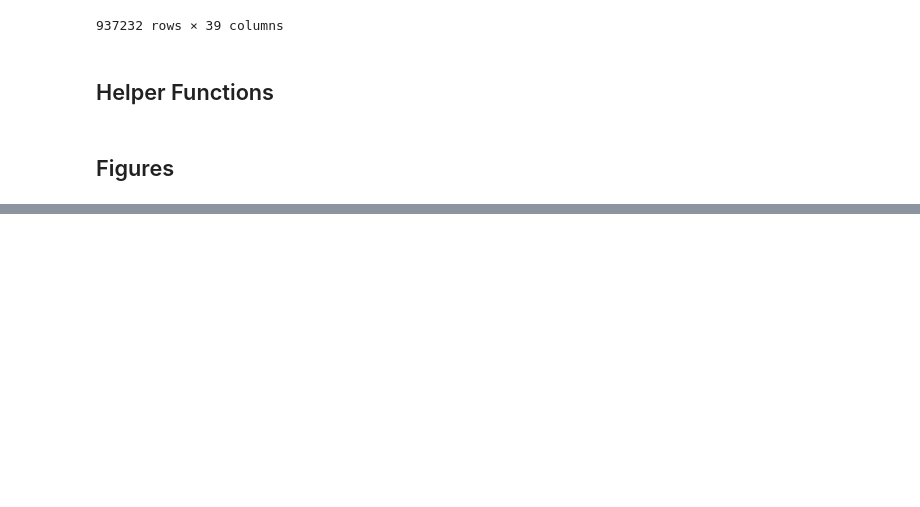
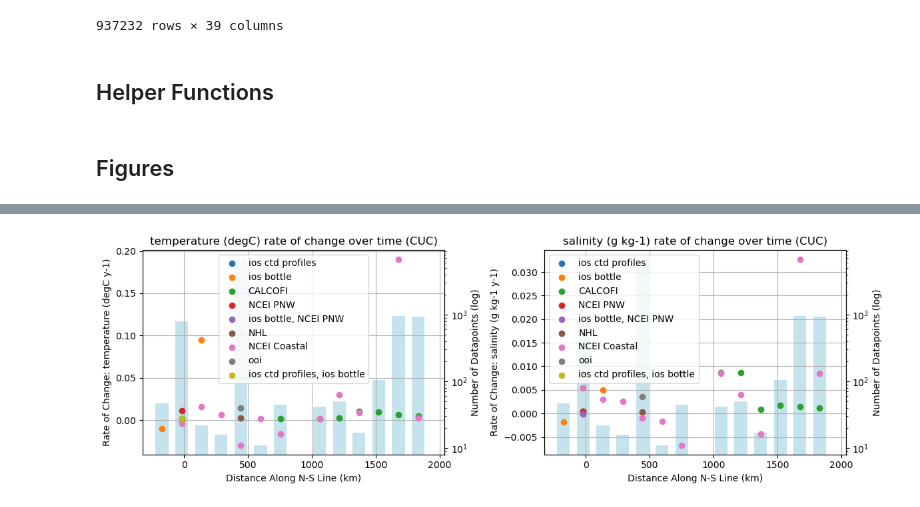
Before and after one commit to SalishSeaCast/analysis-griffon, a Jupyter notebook: notebooks/CaliforniaCurrentAnalysis/CurrentAnalysis_ObservedTrend.ipynb, the cells around one changed output, grey strips where cells are left out. Drawn from its saved outputs; the diff is of its cells as text; code cells hidden in the pictures; blank space fills up the shorter version.

```diff
--- a/notebooks/CaliforniaCurrentAnalysis/CurrentAnalysis_ObservedTrend.ipynb
+++ b/notebooks/CaliforniaCurrentAnalysis/CurrentAnalysis_ObservedTrend.ipynb
@@ -360,0 +384,78 @@ plt.tight_layout()
+# %%
+def plot_ratediff_NS_source(var_string, current_string, subplot_pos):
+
+    if current_string=='CUC':
+        obs_used = obs_cuc
+    elif current_string=='Shelf_Current':
+        obs_used = obs_shelf
+    elif current_string=='CC':
+        obs_used = obs_cc
+    else:
+        raise Exception("Invalid Current Name")
+
+    max_NS = max(obs_used['NS_distance'])
+    min_NS = min(obs_used['NS_distance'])
+
+    sources = obs_used['source'].unique()
+
+    bins_NS = np.linspace(min_NS, max_NS, num=15)
+    rates_NS_binned = np.zeros((len(bins_NS)-1, len(sources)))
+    num_datapoints = np.zeros((len(bins_NS)-1, len(sources)))
+    print(num_datapoints.shape)
+    for s in range(len(sources)):
+        print(s)
+        source = sources[s]
+        for i in range(len(bins_NS)-1):
+            low_bound = bins_NS[i]
+            high_bound = bins_NS[i+1]
+
+            obs_bin = obs_used[(obs_used['NS_distance'] <= high_bound) & (obs_used['NS_distance'] >= low_bound) & (obs_used['source'] == source)]
+            if len(obs_bin)==0:
+                num_datapoints[i,s] = 0
+                rates_NS_binned[i,s] = np.nan
+                continue
+
+            x = obs_bin['year']
+            y = obs_bin[var_string]
+
+            idx = np.isfinite(x) & np.isfinite(y)
+            m, b = np.polyfit(x[idx], y[idx], 1)
+            num_datapoints[i,s] = len(idx)
+            rates_NS_binned[i,s] = m
+
+    bins_NS_tiled = np.tile(bins_NS, (len(sources), 1)).T
+
+    ax2 = ax[subplot_pos].twinx()
+    ax2.bar(bins_NS[:-1], num_datapoints.sum(axis=1), width=100, label='N', color='lightblue', alpha=0.7, zorder=3)
+    ax2.set_yscale('log')
+    ax2.set_ylabel('Number of Datapoints (log)')
+
+    x, y = bins_NS_tiled[:-1,:], rates_NS_binned
+    colors = ['#1f77b4', '#ff7f0e', '#2ca02c', '#d62728', '#9467bd', '#8c564b', '#e377c2', '#7f7f7f', '#bcbd22', '#17becf']
+    colors = colors[:len(sources)]
+    # Loop over rows and plot each as a separate series
+    for i in range(x.shape[1]):
+        ax[subplot_pos].scatter(x[:,i], y[:,i], label=sources[i], color=colors[i], zorder=5)
+
+    ax[subplot_pos].set_xlim([min(bins_NS)-150, max(bins_NS)+50])
+    ax[subplot_pos].set_xlabel('Distance Along N-S Line (km)')
+    if var_string == 'spice':
+        ax[subplot_pos].set_ylabel('Rate of Change: Spice (kg m-3 y-1)')
+    else:
+        ax[subplot_pos].set_ylabel("Rate of Change: " + var_string[:-1] + ' y-1' + var_string[-1:])
+
+    ax[subplot_pos].set_title(f'{var_string} rate of change over time ({current_string})')
+    ax[subplot_pos].grid()
+    ax[subplot_pos].legend()
+
+    ax2.set_zorder(1)
+    ax[subplot_pos].set_zorder(2)
+    ax[subplot_pos].patch.set_alpha(0)
+
+    return None
+
+fig, ax = plt.subplots(1,2, figsize=(12, 4))
+plot_ratediff_NS_source('temperature (degC)', 'CUC', 0)
+plot_ratediff_NS_source('salinity (g kg-1)', 'CUC', 1)
+plt.tight_layout()
+# %% [output]
@@ -360,0 +482 @@ plt.tight_layout()
+[figure, added]
```
Also changed, not shown: parts of 6 cells of this notebook, 3 other files.
